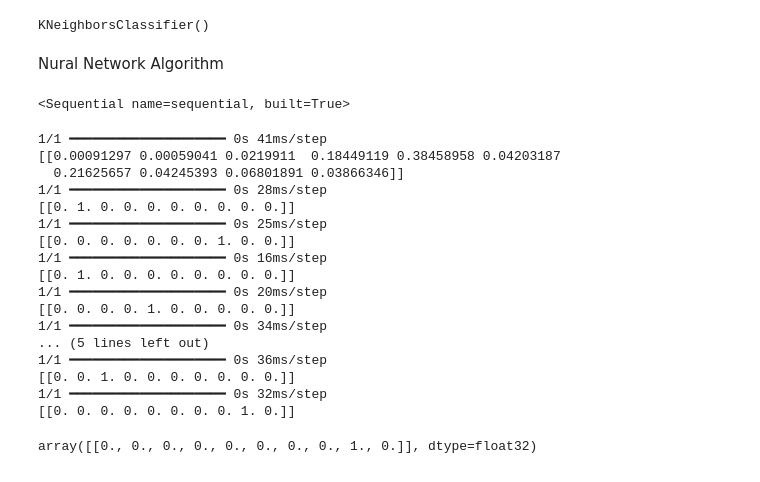
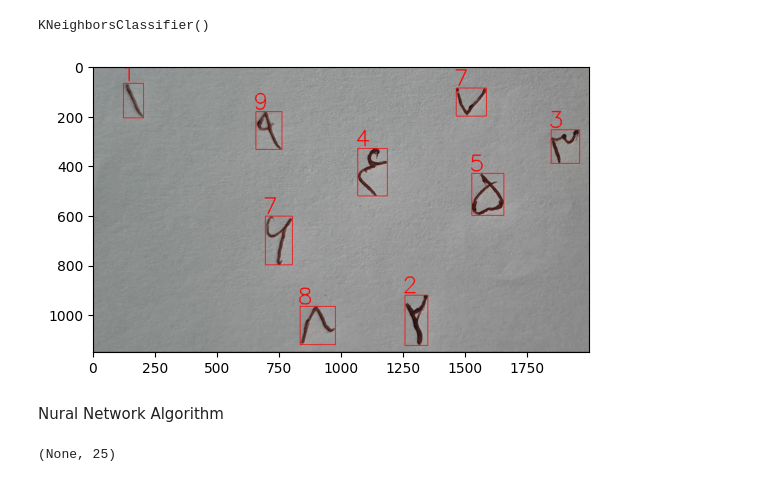
Before and after one commit to Mamootin/Connected-Component-OpenCV, a Jupyter notebook: ConnectedComponent.ipynb, the cells around one changed output. Drawn from its saved outputs; the diff is of its cells as text; code cells hidden in the pictures.

```diff
--- a/ConnectedComponent.ipynb
+++ b/ConnectedComponent.ipynb
@@ -84,44 +88,36 @@ plt.show()
 # %% [markdown]
 KNN Algorithm
 # %%
-net = joblib.load("persian-digit-classification-with-knn.pkl")
-net
+net_knn= joblib.load("persian-digit-classification-with-knn.pkl")
+net_knn
 # %% [output]
 KNeighborsClassifier()
+# %%
+img = cv2.imread("HandWrite.jpg")
+img = cv2.rotate(img, cv2.ROTATE_90_COUNTERCLOCKWISE)
+img = img[550:1700, 600:2600]
+
+for i in range(0, num_labels):
+    x, y, w, h = stats[i][:4]
+    if w>80 and h>80:
+        image = gray[y:y+h, x:x+w]
+        inp = cv2.resize(image, (5, 5))
+        inp = inp.reshape(1, 25)
+        r = net_knn.predict(inp)
+        r = r[0]
+        cv2.putText(img, text=str(r), org=(x-10, y-10), fontFace=cv2.FONT_HERSHEY_SIMPLEX, fontScale=3, color=(255,0,0), thickness=3)
+        cv2.rectangle(img, (x, y), (x+w, y+h), (255,0,0), 2)
+
+plt.imshow(img)
+plt.show()
+# %% [output]
+[figure, added]
 # %% [markdown]
 Nural Network Algorithm
 # %%
 from tensorflow.keras.models import load_model
-net = load_model("model.keras")
-net
+
+net_nn= load_model("model.keras")
+print(net_nn.input_shape)
 # %% [output]
-<Sequential name=sequential, built=True>
+(None, 25)
-# %%
-for i in range(0, num_labels):
-    x, y, w, h = stats[i][:4]
-    if w>80 and h>80:
-        image = gray[y:y+h, x:x+w]
-        inp = cv2.resize(image, (5, 5))
-        inp = inp.reshape(1,25)
-        r = net.predict(inp)
-        print(r)
-r
-# %% [output]
-1/1 ━━━━━━━━━━━━━━━━━━━━ 0s 41ms/step
-[[0.00091297 0.00059041 0.0219911  0.18449119 0.38458958 0.04203187
-  0.21625657 0.04245393 0.06801891 0.03866346]]
-1/1 ━━━━━━━━━━━━━━━━━━━━ 0s 28ms/step
-[[0. 1. 0. 0. 0. 0. 0. 0. 0. 0.]]
-1/1 ━━━━━━━━━━━━━━━━━━━━ 0s 25ms/step
-[[0. 0. 0. 0. 0. 0. 0. 1. 0. 0.]]
-1/1 ━━━━━━━━━━━━━━━━━━━━ 0s 16ms/step
-[[0. 1. 0. 0. 0. 0. 0. 0. 0. 0.]]
-1/1 ━━━━━━━━━━━━━━━━━━━━ 0s 20ms/step
-[[0. 0. 0. 0. 1. 0. 0. 0. 0. 0.]]
-1/1 ━━━━━━━━━━━━━━━━━━━━ 0s 34ms/step
-... (5 lines left out)
-1/1 ━━━━━━━━━━━━━━━━━━━━ 0s 36ms/step
-[[0. 0. 1. 0. 0. 0. 0. 0. 0. 0.]]
-1/1 ━━━━━━━━━━━━━━━━━━━━ 0s 32ms/step
-[[0. 0. 0. 0. 0. 0. 0. 0. 1. 0.]]
-array([[0., 0., 0., 0., 0., 0., 0., 0., 1., 0.]], dtype=float32)
```
Also changed, not shown: parts of 9 cells of this notebook.
